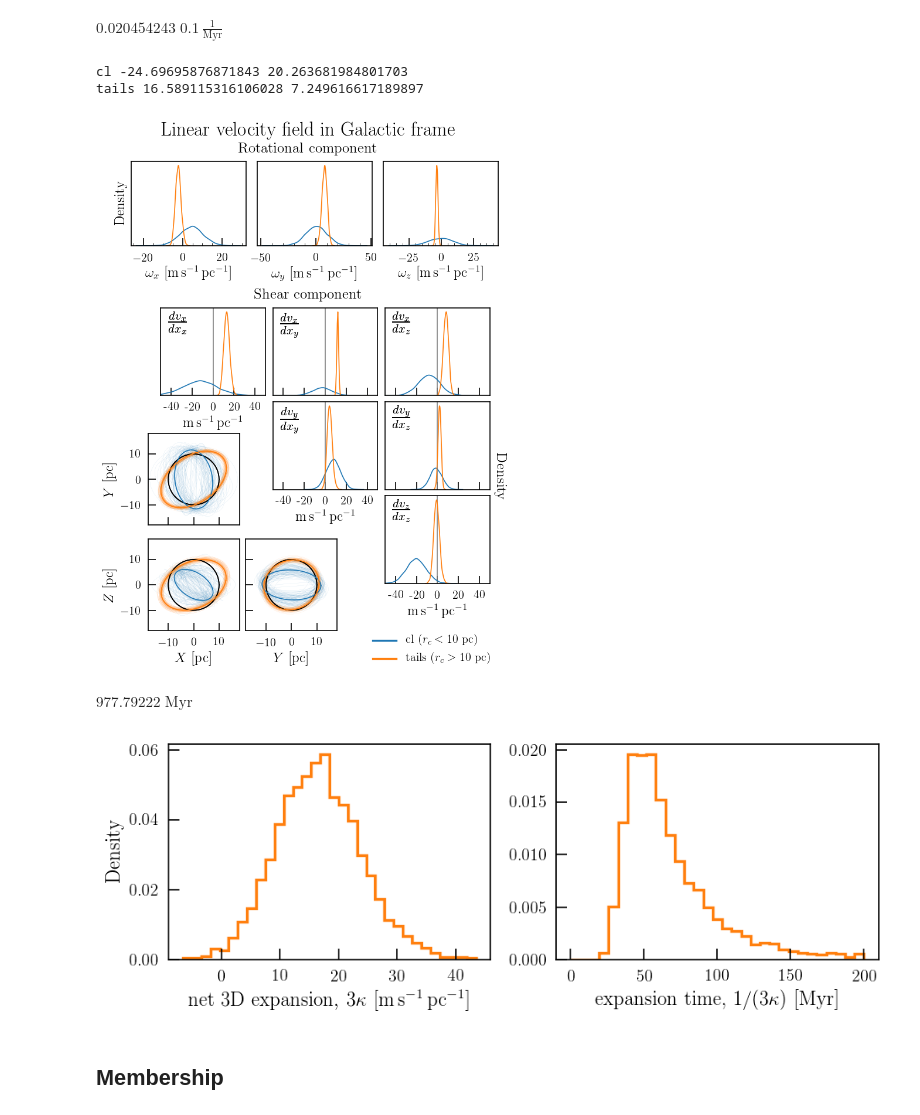
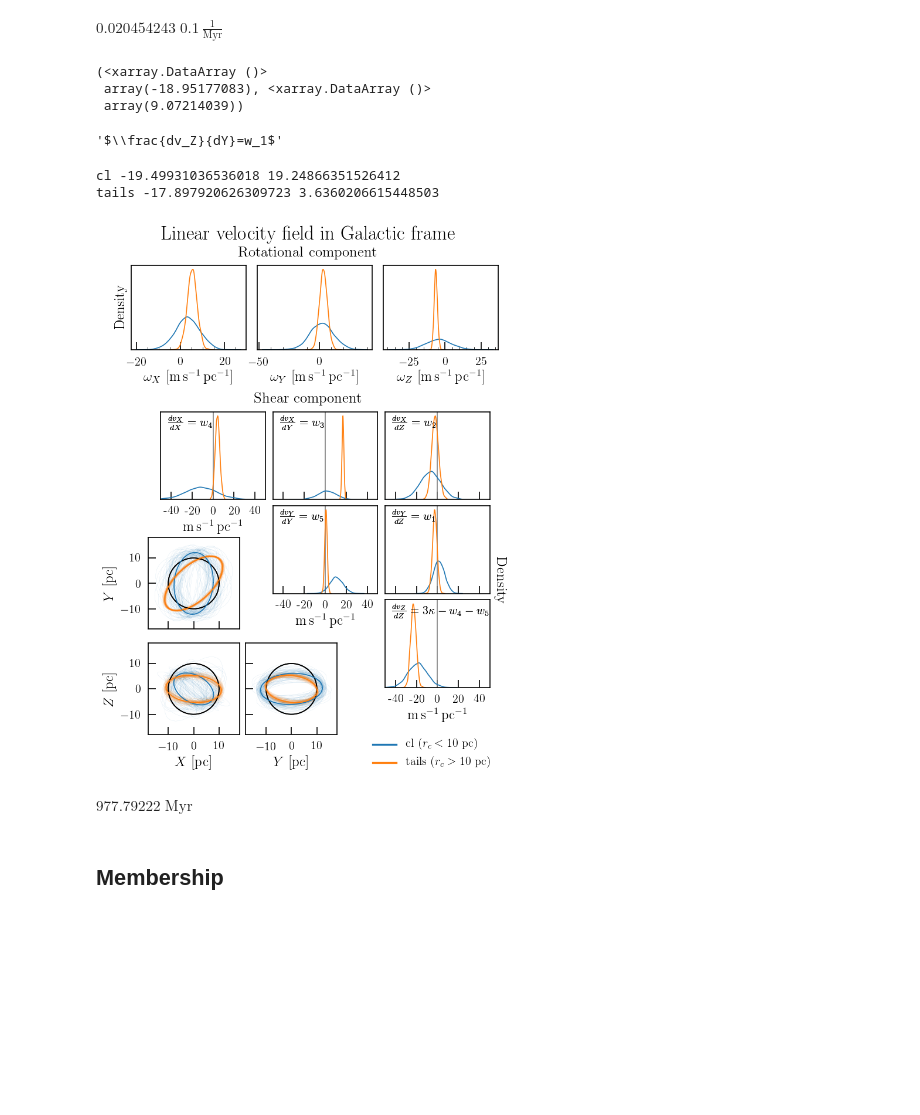
Before and after one commit to smoh/kinesis, a Jupyter notebook: notebooks/plot-comparisons-rtid.ipynb, the cells around one changed output. Cells and saved outputs as stored; diff of their text form; code cells hidden in the pictures; blank space fills up the shorter version.

```diff
--- a/notebooks/plot-comparisons-rtid.ipynb
+++ b/notebooks/plot-comparisons-rtid.ipynb
@@ -287,0 +199,8 @@ savefig(fig, "mean_velocity_comparison")
+# %%
+tails_free_v0 = kn.load_stanfit('../scripts/hyades_10_m.pickle')
+fig, ax = plt.subplots(3,3,figsize=(8,8))
+for i in range(3):
+    for j in range(3):
+        cax=ax[i,j]
+        cax.hist(tails_free_v0['T_param'][:,i,j], 32);
+        cax.hist(fit_dict['tails']['T_param'][:,i,j],32);
@@ -308,10 +238,11 @@ axhist = fig.subplots(
     gridspec_kw=dict(bottom=0.7, left=0.05, right=0.98, top=0.93, wspace=0.1),
     sharex=True,
 )
-for cax, axis in zip(axhist, ["x", "y", "z"]):
+for cax, axis in zip(axhist, ["X", "Y", "Z"]):
     cax.set_xlabel(r"$\sigma_{}$ [$\mathrm{{km}}\,\mathrm{{s}}^{{-1}}$]".format(axis))
     cleanyticks(cax)
 axhist[0].set_ylabel("Density")
+# for cax in axhist: cax.axvline(0.3, c='k', lw=1)
 
 center_gal = np.array([-43.9034441, 0.17206561, -17.02724708])
 scale = (
@@ -403,13 +334,13 @@ fig.legend(
     fontsize=12,
 )
 
-ax[1, 0].set_xlabel("$\sigma_x$ [$\mathrm{km}\,\mathrm{s}^{-1}$]")
-ax[0, 0].set_ylabel("$\sigma_y$ [$\mathrm{km}\,\mathrm{s}^{-1}$]")
-ax[1, 1].set_xlabel("$\sigma_y$ [$\mathrm{km}\,\mathrm{s}^{-1}$]")
-ax[1, 0].set_ylabel("$\sigma_z$ [$\mathrm{km}\,\mathrm{s}^{-1}$]")
+ax[1, 0].set_xlabel("$\sigma_X$ [$\mathrm{km}\,\mathrm{s}^{-1}$]")
+ax[0, 0].set_ylabel("$\sigma_Y$ [$\mathrm{km}\,\mathrm{s}^{-1}$]")
+ax[1, 1].set_xlabel("$\sigma_Y$ [$\mathrm{km}\,\mathrm{s}^{-1}$]")
+ax[1, 0].set_ylabel("$\sigma_Z$ [$\mathrm{km}\,\mathrm{s}^{-1}$]")
 fig.suptitle(
     "Velocity dispersion matrix in Galactic frame $\Sigma_\mathrm{gal}$", size=20
-)
+);
 savefig(fig, "Sigma_gal", rasterized=True)
 # %% [output]
 C0 cl
@@ -464,6 +395,24 @@ def plot_deformed_ellipse(dvdx, r=10, n=64, ax=None, vnorm=1, center=(0, 0), **k
     #     ax.plot(x, y)
     ax.plot(xnew + center[0], ynew + center[1], **kwargs)
     return ax
+# %%
+azfit = kn.add_transformed_posterior(az.from_pystan(fit_dict['cl']))
+tzz =3* azfit.posterior['kappa_gal'] - azfit.posterior['w4_gal']-azfit.posterior['w5_gal']
+tzz.mean(), tzz.std()
+# %% [output]
+(<xarray.DataArray ()>
+ array(-18.95177083), <xarray.DataArray ()>
+ array(9.07214039))
+# %%
+names = np.array([
+    ['w_4','w_3', 'w_2'],
+    ['w_3','w_5', 'w_1'],
+    ['w_5','w_1','3\kappa-w_4-w_5']
+])
+# %%
+r"$\frac{{dv_{}}}{{d{}}}={}$".format(axis[i].upper(), axis[j].upper(), names[i,j])
+# %% [output]
+'$\\frac{dv_Z}{dY}=w_1$'
 # %%
 # Figure: posterior decomposed linear velocity field in Galactic frame
 # v2 showing corner pdfs and corner deformed circles
@@ -514,7 +463,7 @@ axhist = fig.subplots(
 for cax, axis in zip(axhist, ["x", "y", "z"]):
     cax.set_xlabel(
         r"$\omega_{}$ [$\mathrm{{m}}\,\mathrm{{s}}^{{-1}}\,\mathrm{{pc}}^{{-1}}$]".format(
-            axis
+            axis.upper()
         )
     )
     cleanyticks(cax)
@@ -535,11 +484,11 @@ for (k, stanfit), color in zip(fit_dict.items(), ["C0", "C1", "C0", "C1"]):
         ax[i, j].text(
             0.07,
             0.93,
-            r"$\frac{{dv_{}}}{{dx_{}}}$".format(axis[i], axis[j]),
+            r"$\frac{{dv_{}}}{{d{}}}={}$".format(axis[i].upper(), axis[j].upper(), names[i,j]),
             va="top",
             ha="left",
             transform=ax[i, j].transAxes,
-            size=18,
+            size=12,
         )
         sns.kdeplot(T_sym[:, i, j], ax=ax[i, j])
 
@@ -573,56 +522,40 @@ for cax in axell.ravel():
 
 ax[0, 0].set_xlim(-50, 50)
 for i in range(3):
     plt.setp(ax[i, i].get_xticklabels(), visible=True)
     ax[i, i].set_xticks([-40, -20, 0, 20, 40])
     ax[i, i].set_xticklabels([-40, -20, 0, 20, 40])
     ax[i, i].xaxis.set_tick_params(which="both", labelbottom=True)
     ax[i, i].set_xlabel("$\mathrm{m}\,\mathrm{s}^{-1}\,\mathrm{pc}^{-1}$")
 for cax in ax.ravel():
     cleanyticks(cax)
 
 fig.text(0.94, 0.35, "Density", rotation=-90, va="center", ha="left", size=15)
 
 # add a custom figure legend
 custom_lines = [
     Line2D([0], [0], color="C0", lw=2),
     Line2D([0], [0], color="C1", lw=2),
 ]
 fig.legend(
     custom_lines,
     ["cl ($r_c<10~\mathrm{pc}$)", "tails ($r_c>10~\mathrm{pc}$)"],
     loc=[0.65, 0.01],
     frameon=False,
     fontsize=12,
 )
 
 
-fig.suptitle("Linear velocity field in Galactic frame", size=20)
+fig.suptitle("Linear velocity field in Galactic frame", size=20);
 
 savefig(fig, "decomposed_T_gal_pdfs", rasterized=True)
 # %% [output]
-cl -24.69695876871843 20.263681984801703
-tails 16.589115316106028 7.249616617189897
+cl -19.49931036536018 19.24866351526412
+tails -17.897920626309723 3.6360206615448503
-[figure, old version]
+[figure, new version]
 # %%
 (1/(u.m/u.s/u.pc)).to(u.Myr)
 # %% [output]
 $977.79222 \; \mathrm{Myr}$
-# %%
-net_expansion_3d = azfit_dict['tails'].posterior['kappa'].stack(i=['chain','draw']).values * 3
-expansion_time_Myr = 977.79222/net_expansion_3d
-fig, ax = plt.subplots(1,2,figsize=(8,3))
-
-ax[0].hist(net_expansion_3d, 32,density=True,histtype='step',color='C1', lw=2);
-ax[1].hist(expansion_time_Myr, np.linspace(0,200,32),density=True, histtype='step',color='C1',lw=2);
-ax[0].set_xlabel("net 3D expansion, $3\kappa$ [$\mathrm{m}\,\mathrm{s}^{-1}\,\mathrm{pc}^{-1}$]")
-ax[1].set_xlabel("expansion time, $1/(3\kappa)$ [Myr]")
-ax[0].set_ylabel('Density')
-fig.tight_layout()
-
-# ax[1].axvline(60, c='k')
-savefig(fig, "tails_expansion")
-# %% [output]
-[figure, removed]
 # %% [markdown]
 ## Membership
```
Also changed, not shown: parts of 48 cells of this notebook, 3 other files.
